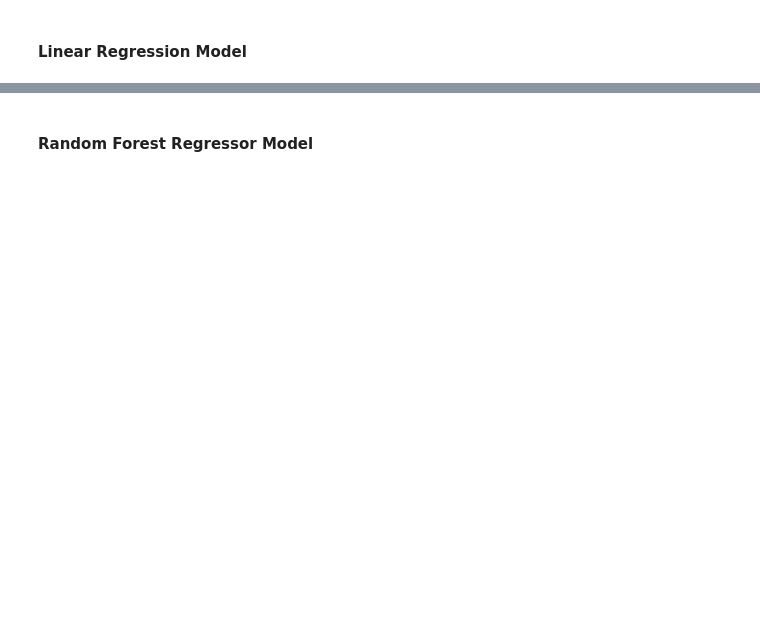
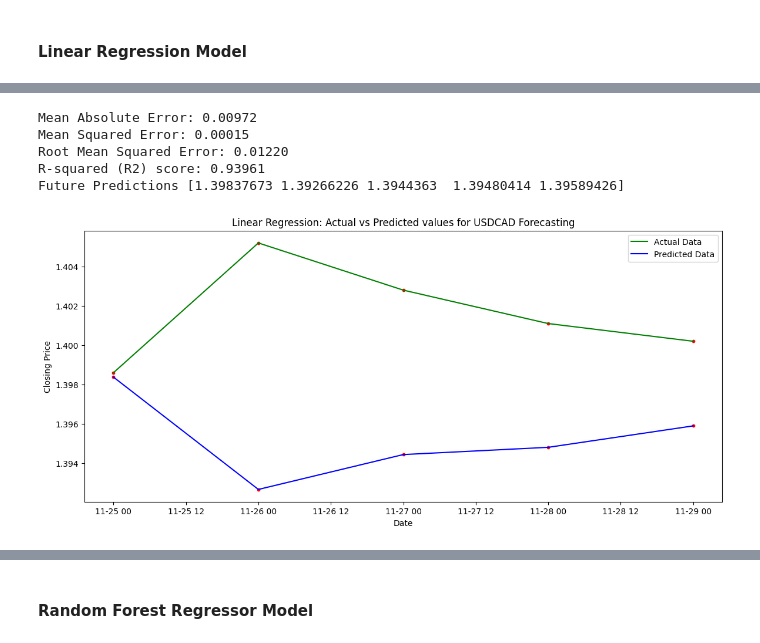
Before and after one commit to Akubue4U/PyProjects, a Jupyter notebook: MyBDAThesis/Akubue Simon - Thesis_Models.ipynb, the cells around one changed output, grey strips where cells are left out. Drawn from its saved outputs; the diff is of its cells as text; code cells hidden in the pictures; blank space fills up the shorter version.

```diff
--- a/MyBDAThesis/Akubue Simon - Thesis_Models.ipynb
+++ b/MyBDAThesis/Akubue Simon - Thesis_Models.ipynb
@@ -386,11 +684,15 @@ Non_Zero_CPI.tail(7).sort_values(by=['Date'], ascending=[False])
 # %%
 %%time
 # Merge the DataSource with the MacroEconomic dataset on a common key, such as Date
-Complete_Data = pd.merge(DataSource, MacroEcons, how='left', on=['Date'])
+Complete_Data = pd.merge(DataSource, MacroEcons_FRED, how='left', on=['Date'])
+#Complete_Data = pd.merge(DataSource, MacroEcons_WorldBank, how='left', on=['Date'])
 
 # Set NaN to Zero, and column 'Date' as the index
 Complete_Data.fillna(0, inplace=True)
 Complete_Data.set_index('Date', inplace=True)
 
+# To test how the Model will be when there is no MacroEconomic Data, activate the following line.
+#Complete_Data = DataSource.copy()
+
 # Free the memory.
-del DataSource, MacroEcons
+#del DataSource, MacroEcons
@@ -396,0 +706,21 @@ del DataSource, MacroEcons
+# %%
+%%time
+# This Data was downloaded as from 1982.
+# There some numeric fields with Zeros at the begining due to lack of data.
+# This Block will identify the Max date from the bottom(1982) where Zeros ended.
+# After which, those recored with Zeros in any of the columns will be deleted.
+for Col in range(0, len(Complete_Data.columns)-1):
+    RowCnt = 0
+    MinDate = Complete_Data.index.min()
+    MaxDate = MinDate
+    for Row in range(0, len(Complete_Data)-1):
+        if (Complete_Data.iloc[Row, Col] != 0.00):
+            if (RowCnt > 0):
+                ColMaxDate = Complete_Data.index[(RowCnt - 1)]
+                if (ColMaxDate > MaxDate):
+                    MaxDate = ColMaxDate
+            break
+        RowCnt += 1
+
+# Delete out rows with Date in the specified range
+Complete_Data = Complete_Data[~((Complete_Data.index >= MinDate) & (Complete_Data.index <= MaxDate))]
@@ -414,6 +780,9 @@ TrainPercent = 1.0 - TestPercent
 
 # Predictions (Number of days)
 PredDays = 5
+
+# Used to filter the Models Graphs to be plottes
+PoorStandard = ['Bad Model.', 'Very Bad Model.']
 # %% [markdown]
 #### Creating Label column for the Forecast
 # %%
@@ -453,3 +837,9 @@ Test_Data_Scaled_Df.dropna(inplace=True)
 # Match into Training and Testing data
 X_train, y_train = Train_Data_Scaled_Df, Train_Data['Label']
 X_test, y_test = Test_Data_Scaled_Df, Test_Data['Label']
+"""
+X_train = Train_Data.drop('Label', axis=1)
+X_test = Test_Data.drop('Label', axis=1)
+y_train = Train_Data['Label']
+y_test = Test_Data['Label']
+"""
@@ -475,19 +876,26 @@ R2_Train, R2_Test, Comment = TestTheModel(model)
 # %%
 %%time
 # Make predictions on the testing set
 y_pred = model.predict(X_test)
 future_predictions = y_pred[-(PredDays):]
 LNR = future_predictions
 
 # Evaluate and Report Accuracy, Predict the future, and Plot the graph.
 ModelCode = 'LNR'
 ModelName = 'Linear Regression'
 Rpt_Evaluate_Plot(CrncyPair, ModelName, ModelCode, R2_Train, R2_Test, Comment, y_train, y_test, y_pred, MaxDate, future_predictions)
 
 # Add to the Dictionary, but first ensure that the list is empty.
 ResultsDict[ModelName] = []
-if (Comment != 'Bad Model.'):
+if (Comment not in PoorStandard):
     ResultsDict[ModelName].extend(LNR)
 
 # Delete the following objects so as to free the memory, and also Re-Set the objects for the next Model.
-del model, y_pred, future_predictions, R2_Train, R2_Test, Comment, ModelCode, ModelName
+#del model, y_pred, future_predictions, R2_Train, R2_Test, Comment, ModelCode, ModelName
+# %% [output]
+Mean Absolute Error: 0.00972
+Mean Squared Error: 0.00015
+Root Mean Squared Error: 0.01220
+R-squared (R2) score: 0.93961
+Future Predictions [1.39837673 1.39266226 1.3944363  1.39480414 1.39589426]
+[figure, added]
```
Also changed, not shown: parts of 66 cells of this notebook.
